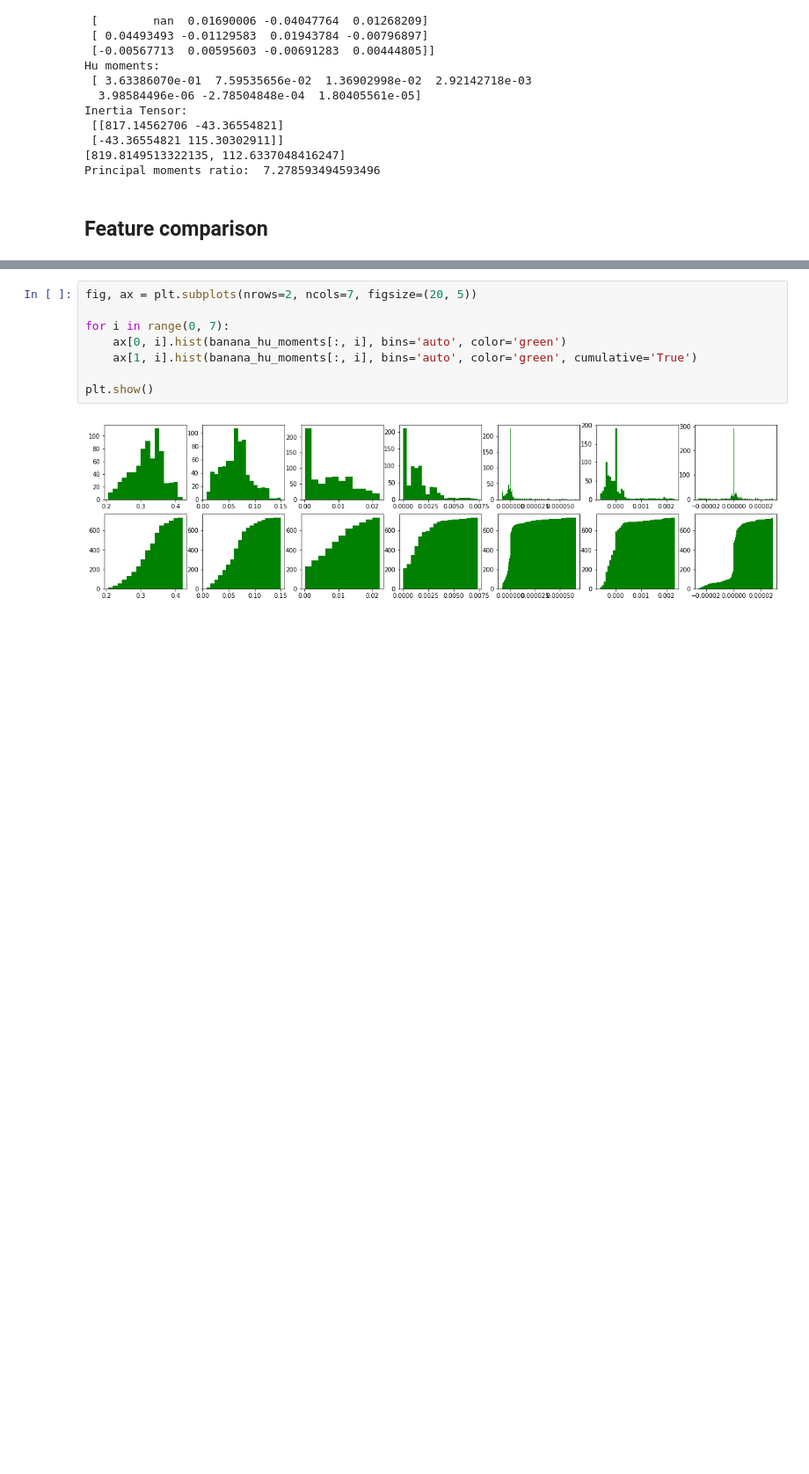
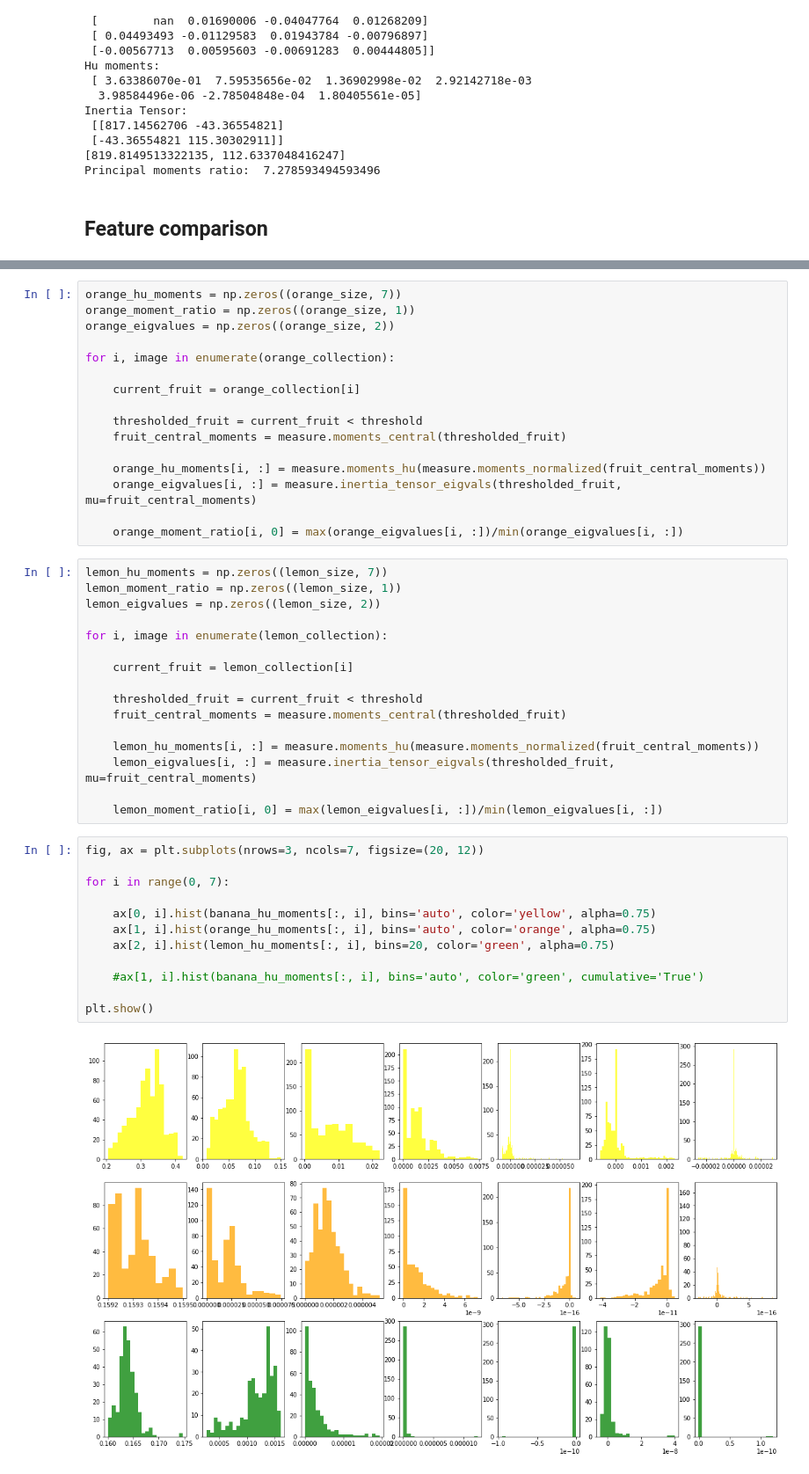
Before and after one commit to GinoAvanzini/fruit-sorter, a Jupyter notebook: src/scikit_image_testbench.ipynb, the cells around one changed output, grey strips where cells are left out. Shown: that part at 88% size. Cells and saved outputs as stored; diff of their text form; blank space fills up the shorter version.

```diff
--- a/src/scikit_image_testbench.ipynb
+++ b/src/scikit_image_testbench.ipynb
@@ -387,11 +391,47 @@ for i, image in enumerate(banana_collection):
+# %%
+orange_hu_moments = np.zeros((orange_size, 7))
+orange_moment_ratio = np.zeros((orange_size, 1))
+orange_eigvalues = np.zeros((orange_size, 2))
+
+for i, image in enumerate(orange_collection):
+
+    current_fruit = orange_collection[i]
+
+    thresholded_fruit = current_fruit < threshold
+    fruit_central_moments = measure.moments_central(thresholded_fruit)
+
+    orange_hu_moments[i, :] = measure.moments_hu(measure.moments_normalized(fruit_central_moments))
+    orange_eigvalues[i, :] = measure.inertia_tensor_eigvals(thresholded_fruit, mu=fruit_central_moments)
+
+    orange_moment_ratio[i, 0] = max(orange_eigvalues[i, :])/min(orange_eigvalues[i, :])
+# %%
+lemon_hu_moments = np.zeros((lemon_size, 7))
+lemon_moment_ratio = np.zeros((lemon_size, 1))
+lemon_eigvalues = np.zeros((lemon_size, 2))
+
+for i, image in enumerate(lemon_collection):
+
+    current_fruit = lemon_collection[i]
+
+    thresholded_fruit = current_fruit < threshold
+    fruit_central_moments = measure.moments_central(thresholded_fruit)
+
+    lemon_hu_moments[i, :] = measure.moments_hu(measure.moments_normalized(fruit_central_moments))
+    lemon_eigvalues[i, :] = measure.inertia_tensor_eigvals(thresholded_fruit, mu=fruit_central_moments)
+
+    lemon_moment_ratio[i, 0] = max(lemon_eigvalues[i, :])/min(lemon_eigvalues[i, :])
 # %%
-fig, ax = plt.subplots(nrows=2, ncols=7, figsize=(20, 5))
+fig, ax = plt.subplots(nrows=3, ncols=7, figsize=(20, 12))
 
 for i in range(0, 7):
-    ax[0, i].hist(banana_hu_moments[:, i], bins='auto', color='green')
-    ax[1, i].hist(banana_hu_moments[:, i], bins='auto', color='green', cumulative='True')
+
+    ax[0, i].hist(banana_hu_moments[:, i], bins='auto', color='yellow', alpha=0.75)
+    ax[1, i].hist(orange_hu_moments[:, i], bins='auto', color='orange', alpha=0.75)
+    ax[2, i].hist(lemon_hu_moments[:, i], bins=20, color='green', alpha=0.75)
+
+    #ax[1, i].hist(banana_hu_moments[:, i], bins='auto', color='green', cumulative='True')
 
 plt.show()
 # %% [output]
-[figure, old version]
+[figure, new version]
 # %%
```
Also changed, not shown: parts of 7 cells of this notebook, 1 other file.
